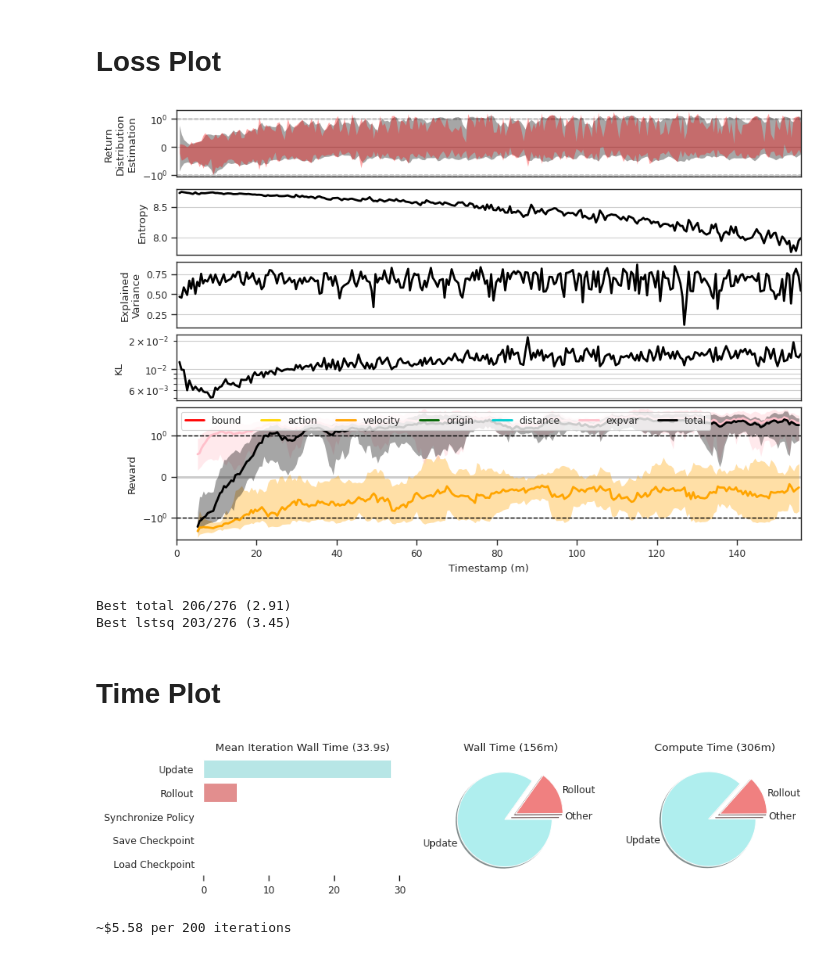
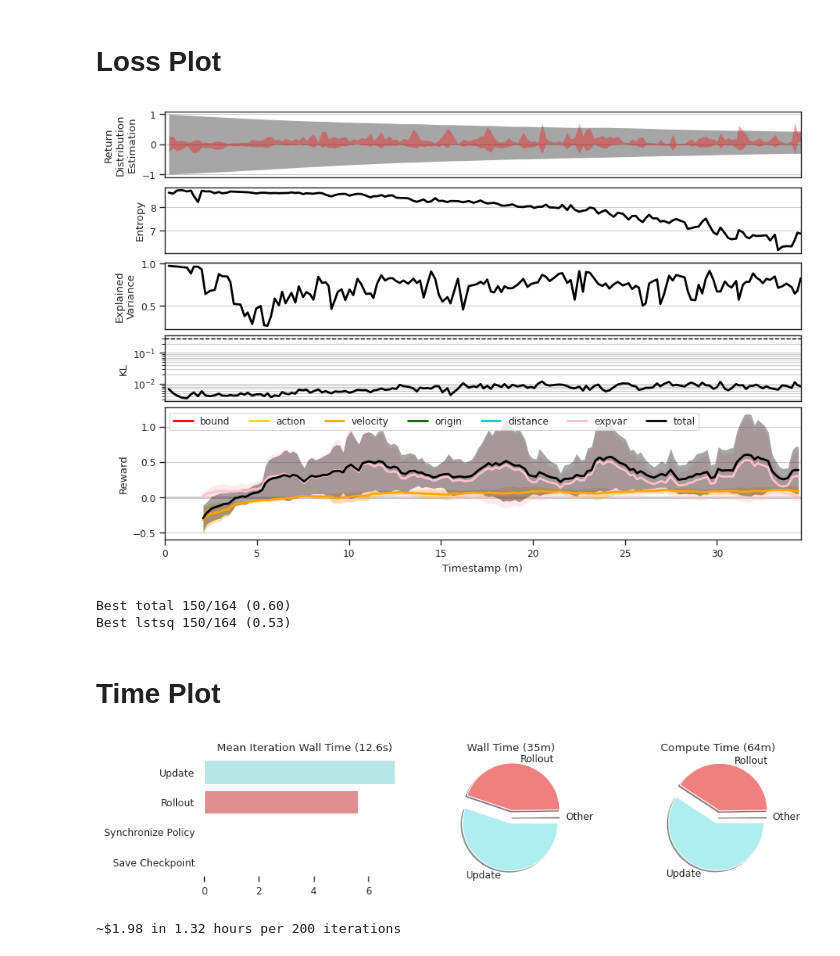
Before and after one commit to Oafish1/CellTRIP, a Jupyter notebook: scripts/runtime.ipynb, the cells around one changed output. Drawn from its saved outputs; the diff is of its cells as text; code cells hidden in the pictures.

Commit message:
Major analysis revisions, policy changes, bugfixes, figure changes, environment behavior updates, enhanced runtime viewing

```diff
--- a/scripts/runtime.ipynb
+++ b/scripts/runtime.ipynb
@@ -115,9 +115,12 @@ log_list = [
     # 's3://nkalafut-celltrip/logs/flysta3d-log-expvar.log',  # Log lstsq reward
     # 's3://nkalafut-celltrip/logs/flysta3d-logpost-expvar.log',  # Log lstsq reward after mean
     # 's3://nkalafut-celltrip/logs/flysta3d-log-expvar-loweps.log',  # Lower epsilon, log before mean
-    's3://nkalafut-celltrip/logs/flysta3d-tentvel-lowgamma.log',  # Lower gamma, entropy coeff, incremental vel and change weight from 1e-2 to 1e-1/delta
-    's3://nkalafut-celltrip/logs/flysta3d-tentvel-lowgamma-cont.log',  # Cont
+    # 's3://nkalafut-celltrip/logs/flysta3d-tentvel-lowgamma.log',  # Lower gamma, entropy coeff, incremental vel and change weight from 1e-2 to 1e-1/delta
+    # 's3://nkalafut-celltrip/logs/flysta3d-tentvel-lowgamma-cont.log',  # Cont
     # 's3://nkalafut-celltrip/logs/temporalbrain.log',  # Now temporalbrain
+    # 's3://nkalafut-celltrip/logs/flysta3d-250616.log',  # Continuous flysta3d unbounded
+    # 's3://nkalafut-celltrip/logs/flysta3d-250618.log',  # Cont with no entropy and 5 update iter from 30
+    's3://nkalafut-celltrip/logs/flysta3d-250618-1.log',  # Same but with vel weight 1e-1 -> 1e-2 and linear vel/lstsq, also 2 dims
     # TODO: Holdout on particular partitions
     # TODO: Maybe change args to per-gpu
     # TODO: Use width of dimension to get certainty measure for each dim (larger relative to vel is more certain)
@@ -233,7 +236,7 @@ event_colors = {
 use_smooth = True
 only_ends = False
 omit_zero = True
-symlog = True
+symlog = False
 linthresh = 1e0
 
 # Melt functions
@@ -347,7 +350,8 @@ plt.setp(ax_ev.get_xticklabels(), visible=False)
 df_update = group_policy(event_filter(df_records, 'Update'), agg='mean')
 ax_kl.plot(
     df_update['Timestamp'], df_update['KL'], lw=2, color='black')
-# kl_target = .3
+kl_target = .3
+ax_kl.axhline(y=kl_target, ls='--', lw=1, color='black')
 # ax_kl.axhline(y=kl_target*1.5, ls='--', lw=1, color='black')
 # ax_kl.axhline(y=kl_target/1.5, ls='--', lw=1, color='black')
 ax_kl.set_yscale('log')
@@ -388,53 +392,51 @@ ax_loss.set(xlabel='Timestamp (m)', ylabel='Reward')
 ax_loss.set_xlim(left=0, right=np.max([span_dict_squashed[k][-1][1] for k in span_dict]))
 if symlog:
     ax_loss.set_yscale('symlog', base=10, linthresh=linthresh)
     for s in (-1, 1): ax_loss.axhline(y=s*linthresh, color='black', lw=1, ls='--', zorder=1.1)
 ax_loss.axhline(y=0, color='black', lw=1, ls='-', zorder=.2)
 # for k in span_dict_squashed.keys():
 #     if k not in event_colors: continue
 #     for xmin, xmax in span_dict_squashed[k]: ax_loss.axvspan(xmin, xmax, color=event_colors[k], alpha=.3, lw=0, zorder=.1)
 # import matplotlib as mpl
 # ax_loss.yaxis.set_major_formatter(mpl.ticker.ScalarFormatter())
 # ticks = [-10, -4, -2, 0, 2, 4, 10]
 # ax_loss.set(yticks=ticks, yticklabels=ticks)
 ax_loss.grid(axis='y', which='both', visible=True)
 ax_loss.legend(loc='upper left', ncols=7)
 
 # Early stopping based on KL (MAYBE DO BASED ON LOG STD, KL, AND RWD?)
 count = 0; es_timestep = None; lapses = 5; es_threshold = 1e-3; min_updates = 500
 for i, r in group_policy(event_filter(df_records, 'Update')).iterrows():
     if i < min_updates: continue
     count = count + 1 if r['KL'] < es_threshold else 0
     if count >= lapses:
         es_timestep = r['Timestamp']
         break
 if es_timestep is not None: ax_loss.axvline(x=es_timestep, ls=':', color='red')
 # ax_kl.axhline(y=es_threshold, ls='--', lw=1, color='red')
 
 # Display
 # ax1.axhline(y=.03)
 fig.show()
 # %% [output]
-[figure, old version]
+[figure, new version]
 # %%
 try:
+    # Best total
     smoothed = smooth(df_mean.loc[df_mean['Reward']=='total', 'Value']).reset_index(drop=True)
     num_iters = smoothed.shape[0]
     best_iter = smoothed.index[smoothed.argmax()]
     best_score = smoothed.loc[best_iter]
     print(f'Best total {best_iter+1}/{num_iters} ({best_score:.2f})')
-    # smoothed = smooth(df_mean.loc[df_mean['Reward']=='distance', 'Value']).dropna().reset_index(drop=True)
-    # best_iter = smoothed.index[smoothed.argmax()]
-    # best_score = smoothed.loc[best_iter]
-    # print(f'Best dist {best_iter+1}/{num_iters} ({best_score:.2f})')
+    # Best lstsq
     smoothed = smooth(df_mean.loc[df_mean['Reward']=='expvar', 'Value']).reset_index(drop=True)
     best_iter = smoothed.index[smoothed.argmax()]
     best_score = smoothed.loc[best_iter]
     print(f'Best lstsq {best_iter+1}/{num_iters} ({best_score:.2f})')
 except: pass
 # %% [output]
-Best total 206/276 (2.91)
-Best lstsq 203/276 (3.45)
+Best total 150/164 (0.60)
+Best lstsq 150/164 (0.53)
 # %% [markdown]
 # Time Plot
 # %%
@@ -465,8 +467,6 @@ def plot_pie(df, ax):
     sizes = df['Time'].to_numpy()
     colors = [event_colors[l] for l in labels]
     explode = .3 * np.log(1+sizes) / np.log(1+sizes).sum()
-    # explode = np.zeros_like(sizes)
-    # explode[np.argsort(sizes).flatten()[-2:]] = .1
     ax.pie(
         sizes, explode=explode, labels=labels, colors=colors,  # autopct='%1.1f%%',
         shadow=True, startangle=0, counterclock=False, rotatelabels=False)
@@ -486,18 +486,18 @@ sns.barplot(
 sns.despine(left=True, bottom=True, ax=ax3)
 ax3.set(title=f'Mean Iteration Wall Time ({df_walltime.sum()["Iteration Time"]:.1f}s)', xlabel=None, ylabel=None)
 ax3.tick_params(axis='y', which='major', left=False)
-# ax3.set_yticks([])
 fig.show()
 # %% [output]
-[figure, old version]
+[figure, new version]
 # %%
 rate_per_hour = 1.5
 num_iters = 200
 comptime_per_iter = df_comptime['Mean Time'].sum() / 60**2
-estimation = num_iters * rate_per_hour * comptime_per_iter
-print(f'~${estimation:.2f} per {num_iters} iterations')
+time_iteration = num_iters * comptime_per_iter
+cost_estimation = rate_per_hour * time_iteration
+print(f'~${cost_estimation:.2f} in {time_iteration:.2f} hours per {num_iters} iterations')
 # %% [output]
-~$5.58 per 200 iterations
+~$1.98 in 1.32 hours per 200 iterations
 # %%
 # # Format
 # df_rollout = group_policy(event_filter(df_records, 'Rollout'), agg='mean')
```
Also changed, not shown: 27 other files.
